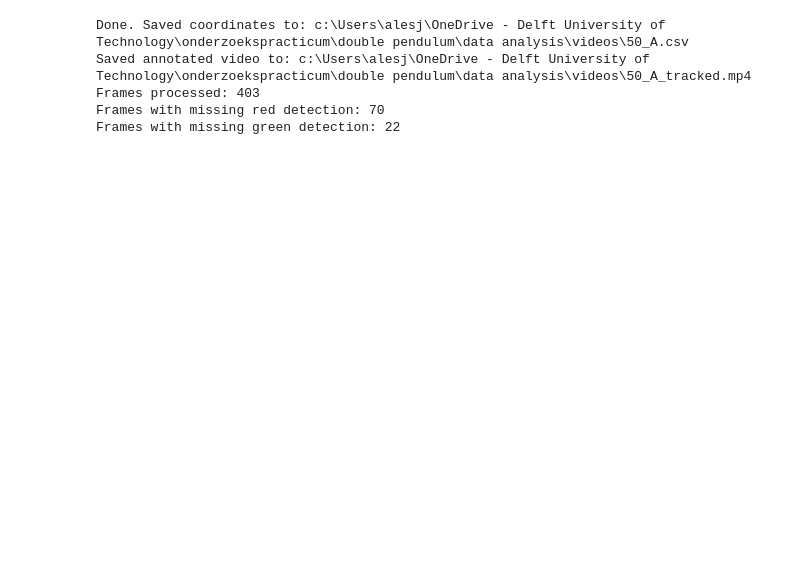
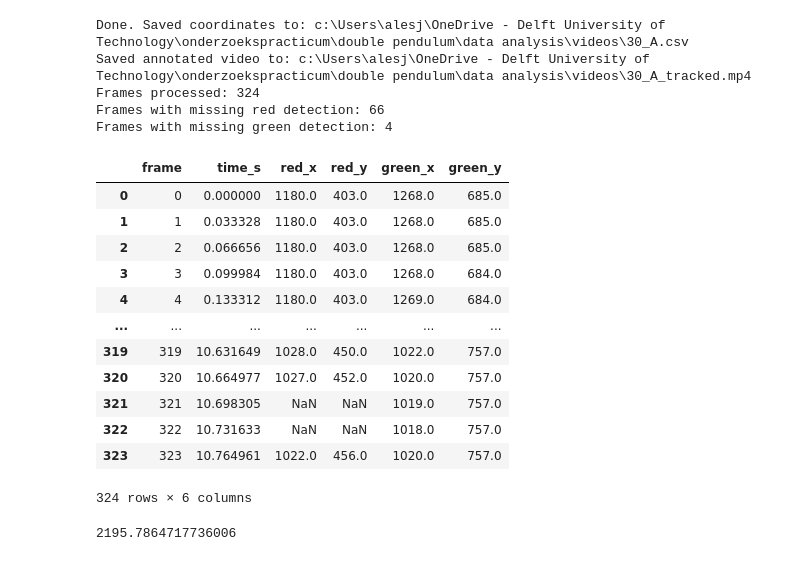
Before and after one commit to AEZorina/RP_double-pendulum, a Jupyter notebook: notebooks/Pendulum tracking.ipynb, the cells around one changed output. Drawn from its saved outputs; the diff is of its cells as text; code cells hidden in the pictures; blank space fills up the shorter version.

```diff
--- a/notebooks/Pendulum tracking.ipynb
+++ b/notebooks/Pendulum tracking.ipynb
@@ -91,10 +93,12 @@ def detect_point(frame, color="red", annotated=None):
 
     return cx, cy, mask, annotated
 # %%
+# Function to process video and track colored points
 def process_video(video_path, output_csv, preview=True, save_annotated=False, colors=("red", "green")):
     """
     Track one point per color in `colors`. The CSV has the columns
     frame, time_s, <color>_x, <color>_y for each color, in the given order.
+    The same data is returned as a pandas DataFrame.
     """
     video_path = Path(video_path)
     if not video_path.exists():
@@ -160,7 +164,8 @@ def process_video(video_path, output_csv, preview=True, save_annotated=False, co
         writer.release()
     cv2.destroyAllWindows()
 
-    df = pd.DataFrame(results)
+    coord_cols = [f"{c}_{axis}" for c in colors for axis in ("x", "y")]
+    df = pd.DataFrame(results).astype({col: float for col in coord_cols})
     df.to_csv(output_csv, index=False)
 
     print(f"Done. Saved coordinates to: {output_csv}")
@@ -171,3 +176,5 @@ def process_video(video_path, output_csv, preview=True, save_annotated=False, co
     for color in colors:
         missing = df[f"{color}_x"].isna().sum()
         print(f"Frames with missing {color} detection: {missing}")
+
+    return df
@@ -283,18 +280,35 @@ def export_first_frame(
 # %%
 # The notebook lives in notebooks/, the videos in <project root>/videos
 root = Path.cwd() if (Path.cwd() / "videos").exists() else Path.cwd().parent
-video = root / "videos" / "50_A.mp4"
-output = root / "videos" / "50_A.csv"
+video = root / "videos" / "30_A.mp4"
+output = root / "videos" / "30_A.csv"
 
-process_video(
+res = process_video(
     video_path=video,
     output_csv=output,
     preview=True,
     save_annotated=True
 )
 # %% [output]
-Done. Saved coordinates to: c:\Users\alesj\OneDrive - Delft University of Technology\onderzoekspracticum\double pendulum\data analysis\videos\50_A.csv
-Saved annotated video to: c:\Users\alesj\OneDrive - Delft University of Technology\onderzoekspracticum\double pendulum\data analysis\videos\50_A_tracked.mp4
-Frames processed: 403
-Frames with missing red detection: 70
-Frames with missing green detection: 22
+Done. Saved coordinates to: c:\Users\alesj\OneDrive - Delft University of Technology\onderzoekspracticum\double pendulum\data analysis\videos\30_A.csv
+Saved annotated video to: c:\Users\alesj\OneDrive - Delft University of Technology\onderzoekspracticum\double pendulum\data analysis\videos\30_A_tracked.mp4
+Frames processed: 324
+Frames with missing red detection: 66
+Frames with missing green detection: 4
+# %%
+# desplaying row 0
+res
+# %% [output]
+|  | frame | time_s | red_x | red_y | green_x | green_y |
+| 0 | 0 | 0.000000 | 1180.0 | 403.0 | 1268.0 | 685.0 |
+| 1 | 1 | 0.033328 | 1180.0 | 403.0 | 1268.0 | 685.0 |
+| 2 | 2 | 0.066656 | 1180.0 | 403.0 | 1268.0 | 685.0 |
+| 3 | 3 | 0.099984 | 1180.0 | 403.0 | 1268.0 | 684.0 |
+| 4 | 4 | 0.133312 | 1180.0 | 403.0 | 1269.0 | 684.0 |
+| ... | ... | ... | ... | ... | ... | ... |
+| 319 | 319 | 10.631649 | 1028.0 | 450.0 | 1022.0 | 757.0 |
+| 320 | 320 | 10.664977 | 1027.0 | 452.0 | 1020.0 | 757.0 |
+| 321 | 321 | 10.698305 | NaN | NaN | 1019.0 | 757.0 |
+| 322 | 322 | 10.731633 | NaN | NaN | 1018.0 | 757.0 |
+| 323 | 323 | 10.764961 | 1022.0 | 456.0 | 1020.0 | 757.0 |
+324 rows × 6 columns
@@ -300,0 +334,13 @@ Frames with missing green detection: 22
+# %%
+# Calculating scale
+# Assuming we know the real-world distance between two points in meters and their pixel coordinates
+real_distance_m = 25.3e-2  # meters
+x1_pixel = 963  #  pixel coordinates of the first point
+y1_pixel = 156  #  pixel coordinates of the first point
+x2_pixel = 1270  #  pixel coordinates of the second point
+y2_pixel = 619  # pixel coordinates of the second point
+pixel_distance = ((x2_pixel - x1_pixel)**2 + (y2_pixel - y1_pixel)**2)**0.5
+scale = pixel_distance / real_distance_m
+scale
+# %% [output]
+2195.7864717736006
```
Also changed, not shown: parts of 12 cells of this notebook.
